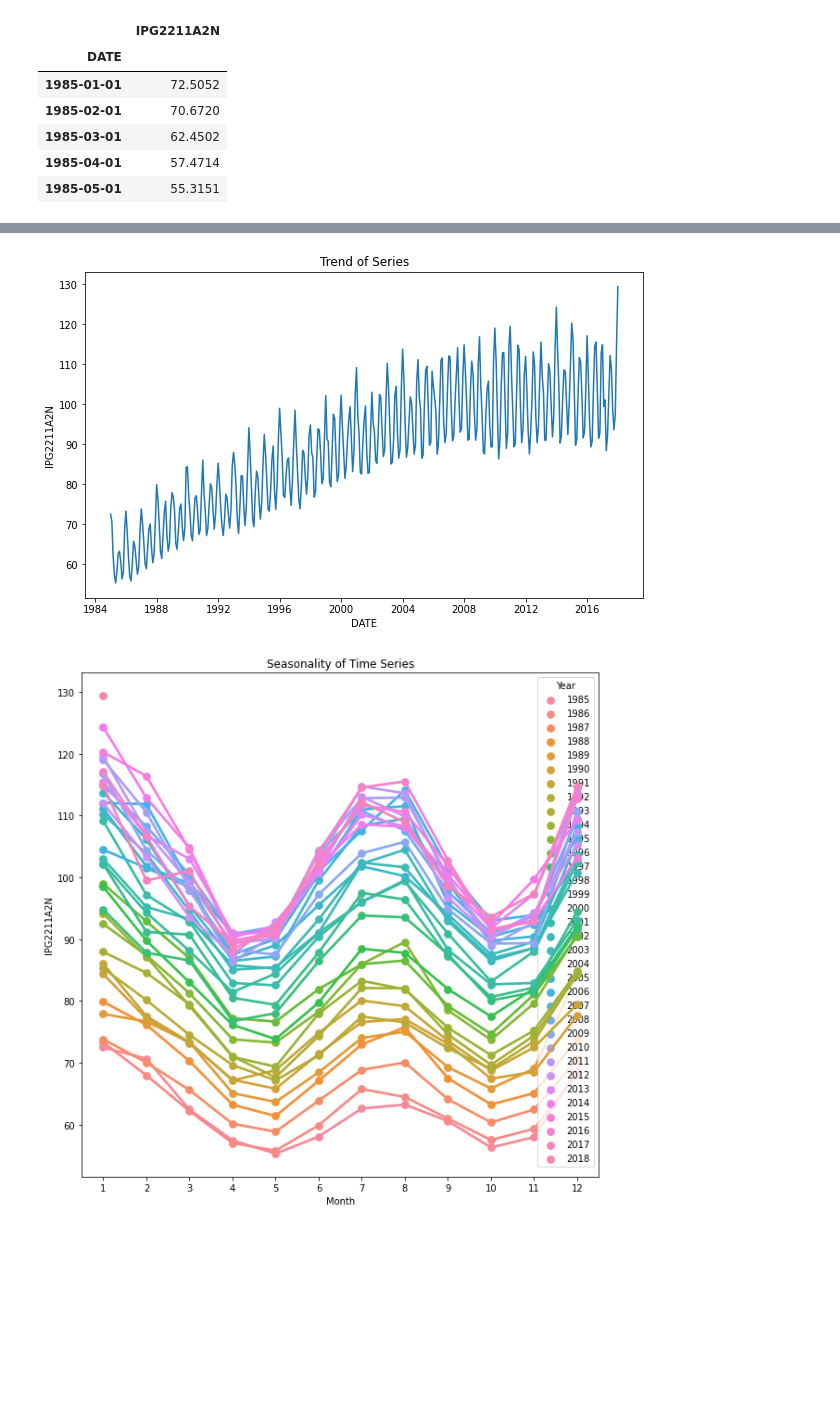
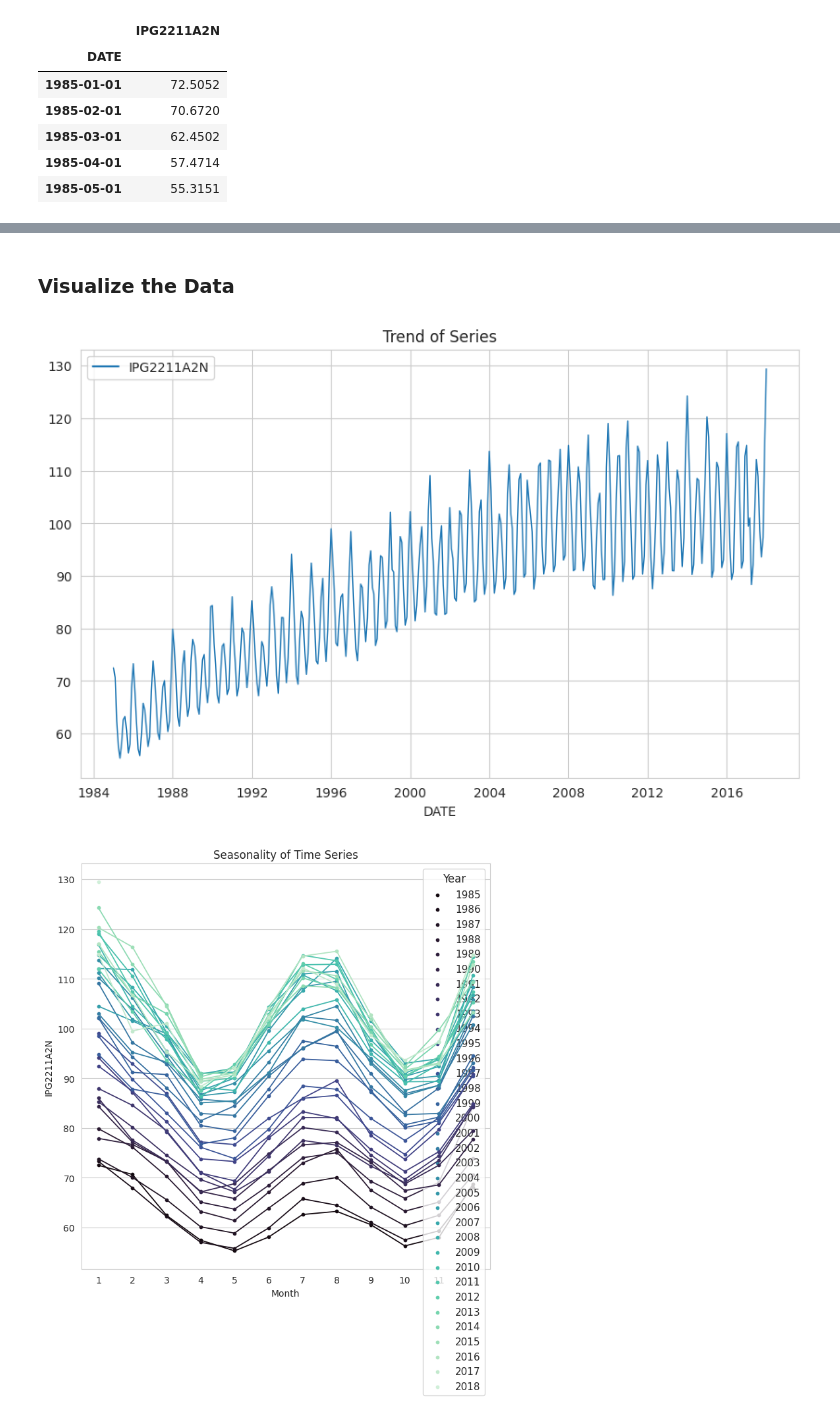
Before and after one commit to pooja614/ML_DL_projects, a Jupyter notebook: Time_series_of_Electric_Production.ipynb, the cells around one changed output, grey strips where cells are left out. Cells and saved outputs as stored; diff of their text form; code cells hidden in the pictures; blank space fills up the shorter version.

```diff
--- a/Time_series_of_Electric_Production.ipynb
+++ b/Time_series_of_Electric_Production.ipynb
@@ -81,22 +111,23 @@ memory usage: 6.3 KB
+# %% [markdown]
+### Visualize the Data
 # %%
 ## Time series Characteristics
 
 def characteristics(data, x, y, title):
-  plt.figure(figsize = (10,6))
-  plt.plot(data)
-  plt.xlabel(x)
-  plt.ylabel(y)
-  plt.title(title)
+  ax = sns.lineplot(data = data, lw=1)
+  ax.lines[0].set_linestyle('solid')
+  ax.set_title(title)
 
   df_temp = data.copy()
   df_temp['Year'] = pd.DatetimeIndex(df_temp.index).year
   df_temp['Month'] = pd.DatetimeIndex(df_temp.index).month
   # Stacked Line Plot
-  plt.figure(figsize=(10,10))
+  plt.figure(figsize=(8,8))
   plt.title('Seasonality of Time Series')
-  sns.pointplot(x='Month', y= 'IPG2211A2N', hue='Year', data = df_temp)
+  sns.set(style="ticks", rc={"lines.linewidth": 0.7})
+  sns.pointplot(x='Month', y= 'IPG2211A2N', hue='Year', data = df_temp,palette='mako', linestyles='-' )
 
 characteristics(df, 'DATE', 'IPG2211A2N','Trend of Series')
 # %% [output]
-[figure, old version]
+[figure, new version]
-[figure, old version]
+[figure, new version]
```
Also changed, not shown: parts of 84 cells of this notebook.
